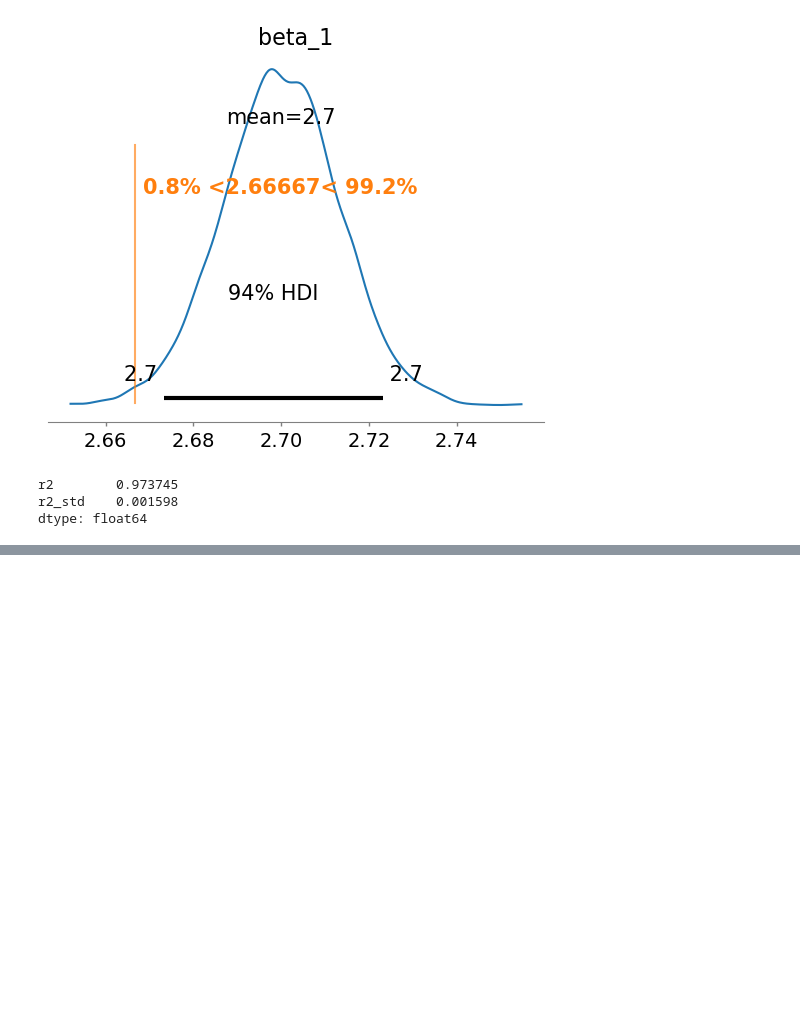
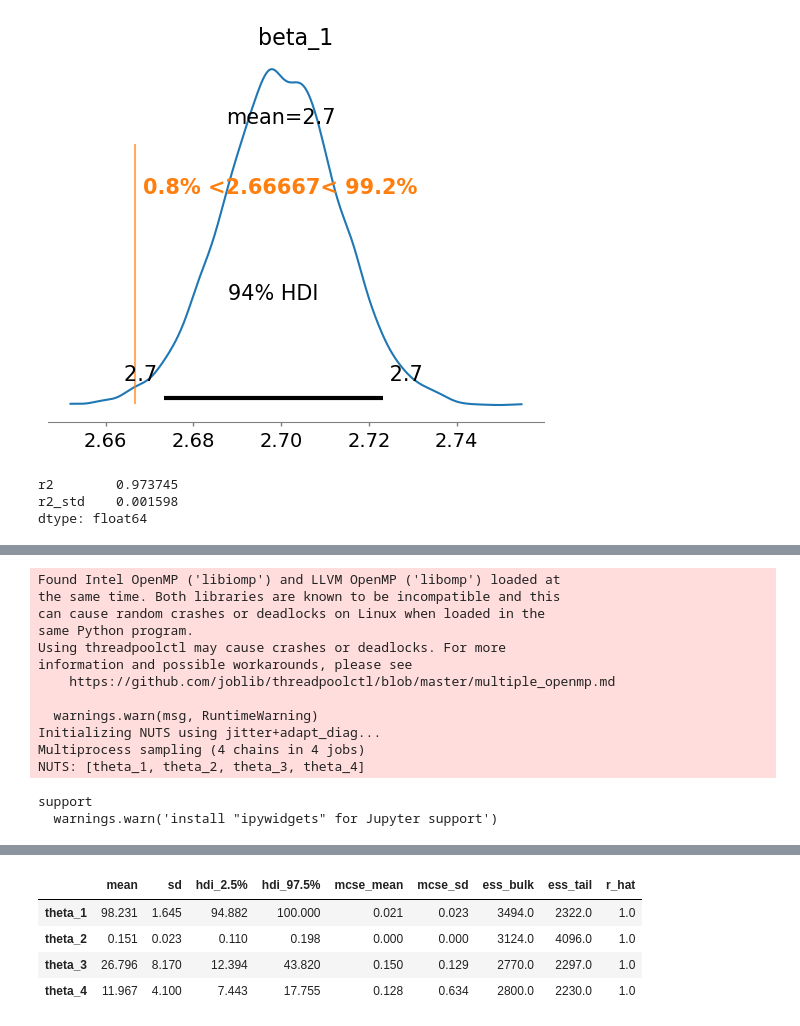
Before and after one commit to nweerasuriya/omscs, a Jupyter notebook: ISYE6420/unit_7/homework_5.ipynb, the cells around one changed output, grey strips where cells are left out. Cells and saved outputs as stored; diff of their text form; code cells hidden in the pictures; blank space fills up the shorter version.

```diff
--- a/ISYE6420/unit_7/homework_5.ipynb
+++ b/ISYE6420/unit_7/homework_5.ipynb
@@ -131,0 +133,36 @@ dtype: float64
+# %%
+# Density of wires follows Poission distribution
+upper_bound = 100
+with pm.Model() as m2:
+    x_data = pm.Data("x", nano_data["x"].to_numpy())
+    # Theta parameters
+    theta_1 = pm.Uniform("theta_1", lower=0, upper=upper_bound)
+    theta_2 = pm.Uniform("theta_2", lower=0, upper=1)
+    theta_3 = pm.Uniform("theta_3", lower=0, upper=upper_bound)
+    theta_4 = pm.Uniform("theta_4", lower=0, upper=upper_bound)
+    # Priors
+    std_normal = pm.Normal.dist(mu=0, sigma=1)
+    log_cdf = pm.logcdf(rv=std_normal, value=(-x_data/theta_4))
+    Phi_term = np.exp(log_cdf)
+
+    mu = theta_1*np.exp(-theta_2*x_data**2) + theta_3*(1-np.exp(-theta_2*x_data**2))*Phi_term
+    # Likelihood
+    pm.Poisson("y_obs", mu=mu, observed=nano_data["y"].to_numpy())
+    # Sampling
+    trace2 = pm.sample(2000, random_seed=6420, target_accept=0.95)
+az.summary(trace2, hdi_prob=0.95)
+# %% [output]
+Found Intel OpenMP ('libiomp') and LLVM OpenMP ('libomp') loaded at
+the same time. Both libraries are known to be incompatible and this
+can cause random crashes or deadlocks on Linux when loaded in the
+same Python program.
+Using threadpoolctl may cause crashes or deadlocks. For more
+information and possible workarounds, please see
+    https://github.com/joblib/threadpoolctl/blob/master/multiple_openmp.md
+
+  warnings.warn(msg, RuntimeWarning)
+Initializing NUTS using jitter+adapt_diag...
+Multiprocess sampling (4 chains in 4 jobs)
+NUTS: [theta_1, theta_2, theta_3, theta_4]
+support
+  warnings.warn('install "ipywidgets" for Jupyter support')
@@ -131,0 +171,5 @@ dtype: float64
+|  | mean | sd | hdi_2.5% | hdi_97.5% | mcse_mean | mcse_sd | ess_bulk | ess_tail | r_hat |
+| theta_1 | 98.231 | 1.645 | 94.882 | 100.000 | 0.021 | 0.023 | 3494.0 | 2322.0 | 1.0 |
+| theta_2 | 0.151 | 0.023 | 0.110 | 0.198 | 0.000 | 0.000 | 3124.0 | 4096.0 | 1.0 |
+| theta_3 | 26.796 | 8.170 | 12.394 | 43.820 | 0.150 | 0.129 | 2770.0 | 2297.0 | 1.0 |
+| theta_4 | 11.967 | 4.100 | 7.443 | 17.755 | 0.128 | 0.634 | 2800.0 | 2230.0 | 1.0 |
```
Also changed, not shown: parts of 9 cells of this notebook, 5 other files.
